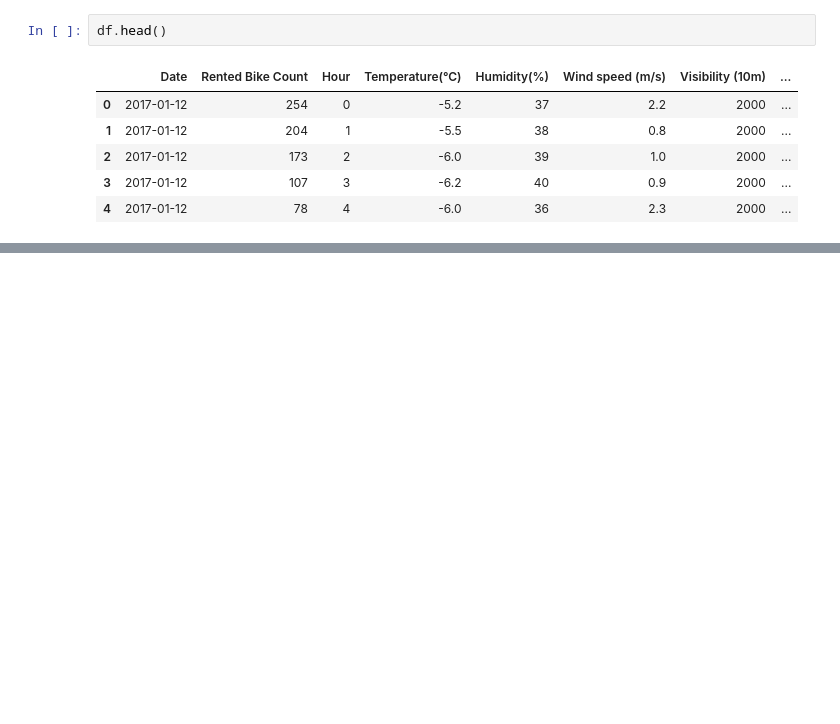
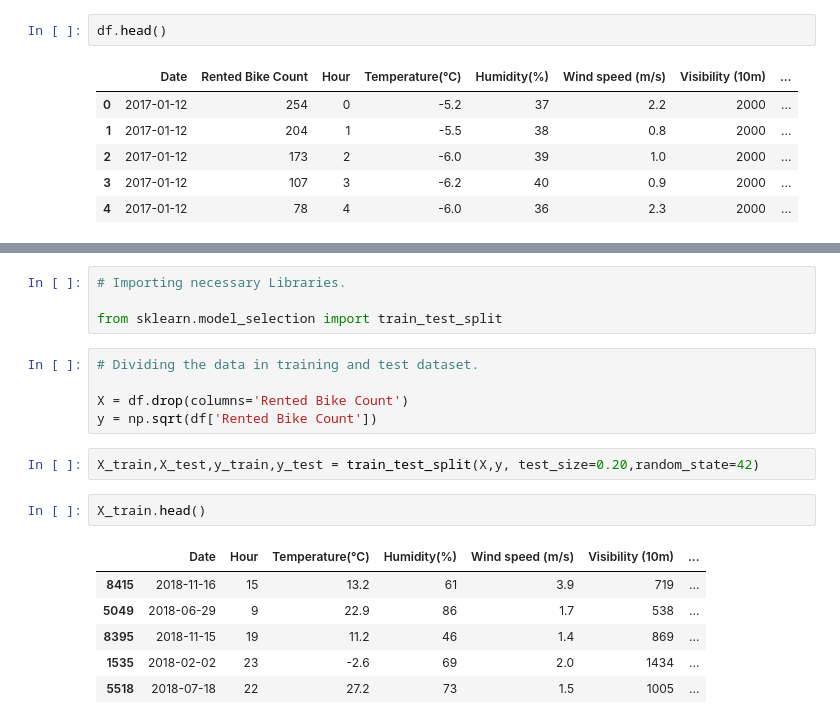
Before and after one commit to PrayagRD/Seoul-Bike-Sharing-Demand-Prediction, a Jupyter notebook: Bike_Sharing_Demand_Prediction_using_ML_Capstone_Project_II.ipynb, the cells around one changed output, grey strips where cells are left out. Cells and saved outputs as stored; diff of their text form; blank space fills up the shorter version.

```diff
--- a/Bike_Sharing_Demand_Prediction_using_ML_Capstone_Project_II.ipynb
+++ b/Bike_Sharing_Demand_Prediction_using_ML_Capstone_Project_II.ipynb
@@ -316,0 +338,20 @@ As we can see from the above graph that our dependent variable that is Rented Bi
+# %%
+# Importing necessary Libraries.
+
+from sklearn.model_selection import train_test_split
+# %%
+# Dividing the data in training and test dataset.
+
+X = df.drop(columns='Rented Bike Count')
+y = np.sqrt(df['Rented Bike Count'])
+# %%
+X_train,X_test,y_train,y_test = train_test_split(X,y, test_size=0.20,random_state=42)
+# %%
+X_train.head()
+# %% [output]
+|  | Date | Hour | Temperature(°C) | Humidity(%) | Wind speed (m/s) | Visibility (10m) | ... |
+| 8415 | 2018-11-16 | 15 | 13.2 | 61 | 3.9 | 719 | ... |
+| 5049 | 2018-06-29 | 9 | 22.9 | 86 | 1.7 | 538 | ... |
+| 8395 | 2018-11-15 | 19 | 11.2 | 46 | 1.4 | 869 | ... |
+| 1535 | 2018-02-02 | 23 | -2.6 | 69 | 2.0 | 1434 | ... |
+| 5518 | 2018-07-18 | 22 | 27.2 | 73 | 1.5 | 1005 | ... |
```
Also changed, not shown: parts of 41 cells of this notebook.
